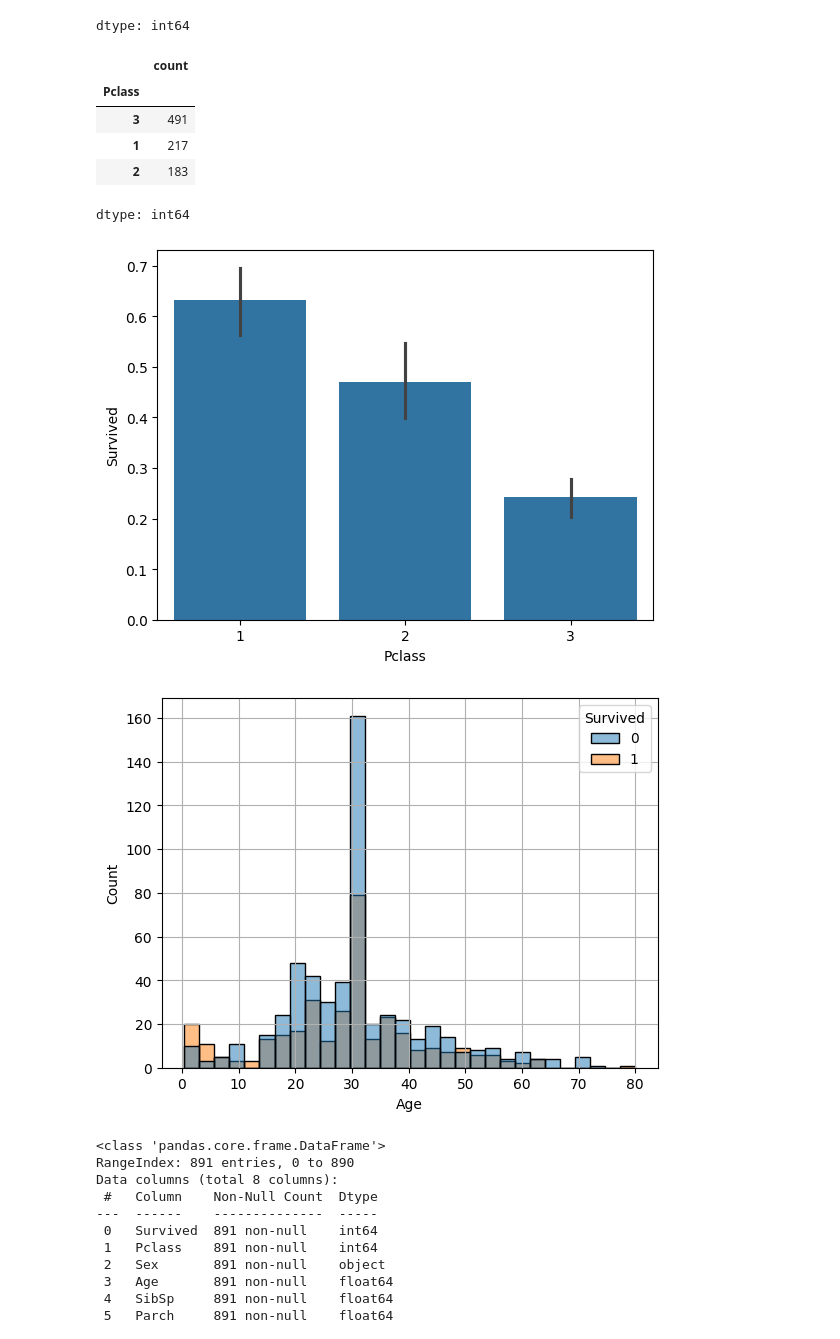
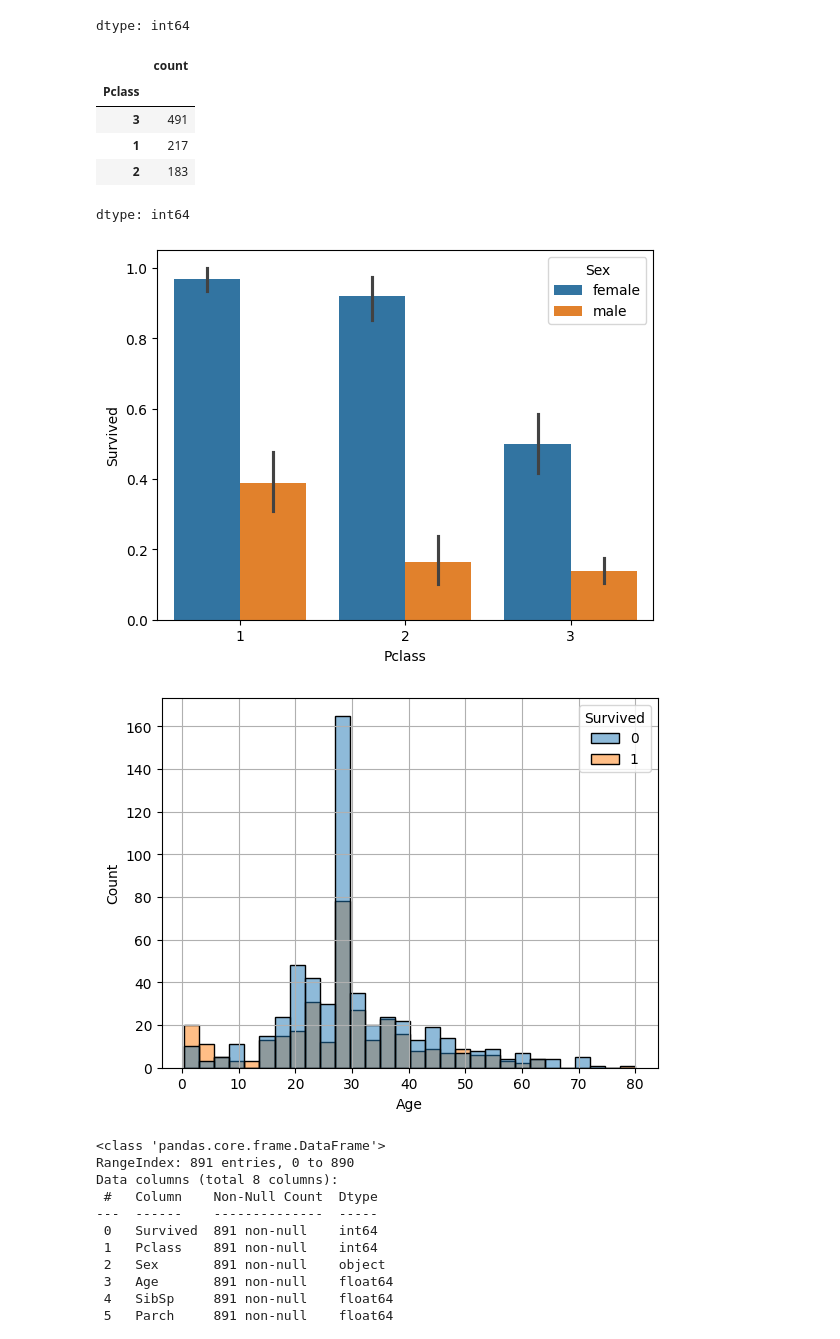
Before and after one commit to Debasish-2025/Analysis-EDA-Model_training, a Jupyter notebook: Analysis_+_EDA_+_Model_training.ipynb, the cells around one changed output. Saved outputs shown, nothing was run; the diff lists cells and outputs as text; code cells hidden in the pictures.

```diff
--- a/Analysis_+_EDA_+_Model_training.ipynb
+++ b/Analysis_+_EDA_+_Model_training.ipynb
@@ -196,7 +196,7 @@ dtype: int64
 columns = ["Sex","Age","SibSp","Parch","Fare","Embarked"]
 for i in columns :
   if( df[i].dtype == "float64") or (df[i].dtype == "int64") :
-    df[i].fillna(df[i].mean() , inplace= True)
+    df[i].fillna(df[i].median() , inplace= True)
   else :
     df[i].fillna(df[i].mode()[0] , inplace = True)
 # %%
@@ -282,14 +282,14 @@ dtype: int64
 # %%
 # insights >> Though male's count  were more than female count in ship but , female survived more
 # %%
-sns.barplot(x="Pclass",y = "Survived", data = df)
+sns.barplot(x="Pclass",y = "Survived", data = df, hue = "Sex")
 df["Pclass"].value_counts()
 # %% [output]
 |  | count |
 | Pclass |  |
 | 3 | 491 |
 | 1 | 217 |
 | 2 | 183 |
 dtype: int64
-[figure, old version]
+[figure, new version]
 # %%
@@ -300,7 +301,7 @@ sns.histplot(x= "Age",data = df ,hue ="Survived")
 plt.grid()
 plt.show()
 # %% [output]
-[figure, old version]
+[figure, new version]
 # %%
 # insights >> survived person belongs to every age , but , more numbers children were died
 # %%
```
Also changed, not shown: parts of 5 cells of this notebook.
